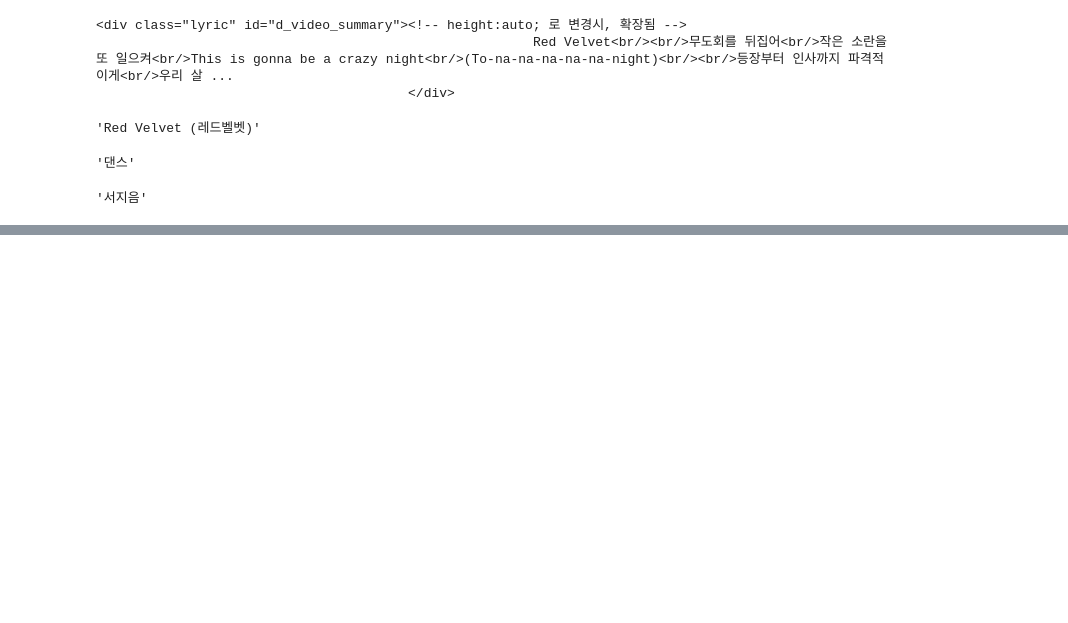
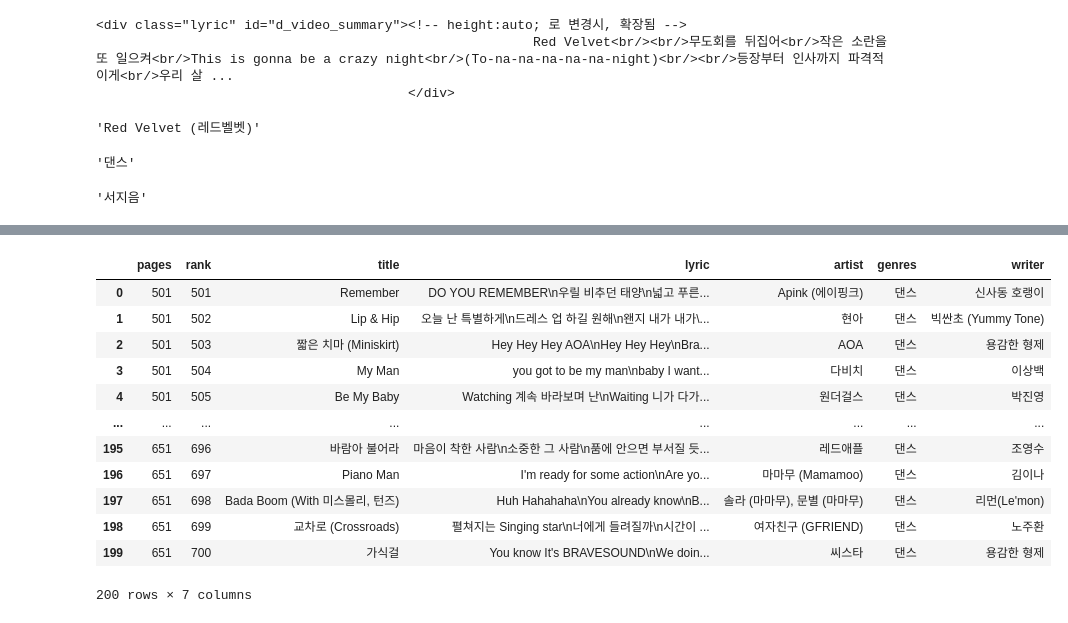
Before and after one commit to Hongbi-Kim/Writing_lyrics, a Jupyter notebook: melon_크롤링.ipynb, the cells around one changed output, grey strips where cells are left out. Saved outputs shown, nothing was run; the diff lists cells and outputs as text; code cells hidden in the pictures; blank space fills up the shorter version.

```diff
--- a/melon_크롤링.ipynb
+++ b/melon_크롤링.ipynb
@@ -101,0 +159,17 @@ for song in songid:
+# %%
+songlist = songlist.head(200)
+songlist
+# %% [output]
+|  | pages | rank | title | lyric | artist | genres | writer |
+| 0 | 501 | 501 | Remember | DO YOU REMEMBER\n우릴 비추던 태양\n넓고 푸른... | Apink (에이핑크) | 댄스 | 신사동 호랭이 |
+| 1 | 501 | 502 | Lip & Hip | 오늘 난 특별하게\n드레스 업 하길 원해\n왠지 내가 내가\... | 현아 | 댄스 | 빅싼초 (Yummy Tone) |
+| 2 | 501 | 503 | 짧은 치마 (Miniskirt) | Hey Hey Hey AOA\nHey Hey Hey\nBra... | AOA | 댄스 | 용감한 형제 |
+| 3 | 501 | 504 | My Man | you got to be my man\nbaby I want... | 다비치 | 댄스 | 이상백 |
+| 4 | 501 | 505 | Be My Baby | Watching 계속 바라보며 난\nWaiting 니가 다가... | 원더걸스 | 댄스 | 박진영 |
+| ... | ... | ... | ... | ... | ... | ... | ... |
+| 195 | 651 | 696 | 바람아 불어라 | 마음이 착한 사람\n소중한 그 사람\n품에 안으면 부서질 듯... | 레드애플 | 댄스 | 조영수 |
+| 196 | 651 | 697 | Piano Man | I'm ready for some action\nAre yo... | 마마무 (Mamamoo) | 댄스 | 김이나 |
+| 197 | 651 | 698 | Bada Boom (With 미스몰리, 턴즈) | Huh Hahahaha\nYou already know\nB... | 솔라 (마마무), 문별 (마마무) | 댄스 | 리먼(Le'mon) |
+| 198 | 651 | 699 | 교차로 (Crossroads) | 펼쳐지는 Singing star\n너에게 들려질까\n시간이 ... | 여자친구 (GFRIEND) | 댄스 | 노주환 |
+| 199 | 651 | 700 | 가식걸 | You know It's BRAVESOUND\nWe doin... | 씨스타 | 댄스 | 용감한 형제 |
+200 rows × 7 columns
```
Also changed, not shown: parts of 15 cells of this notebook, 3 other files.
